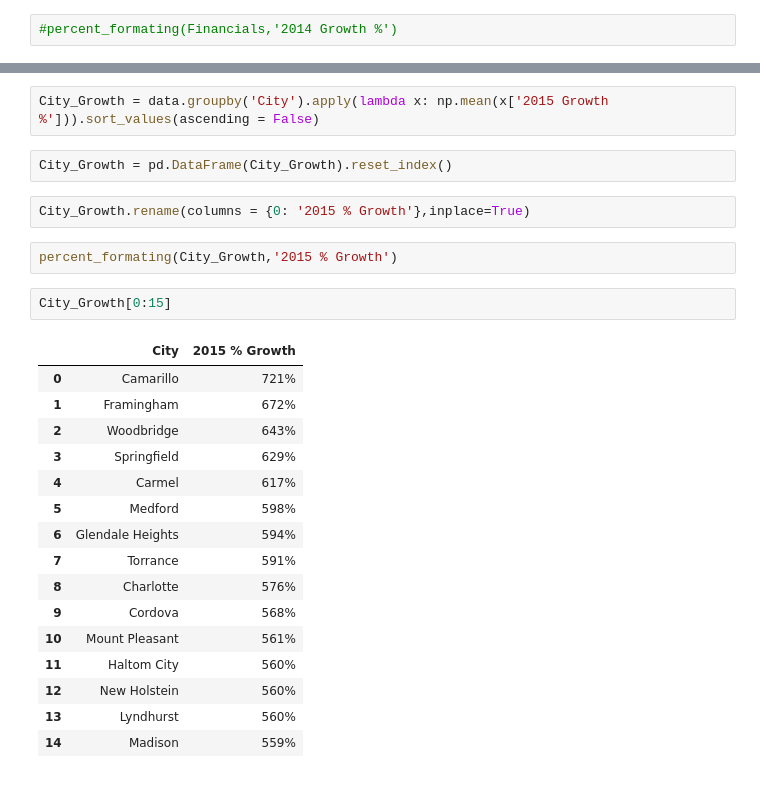
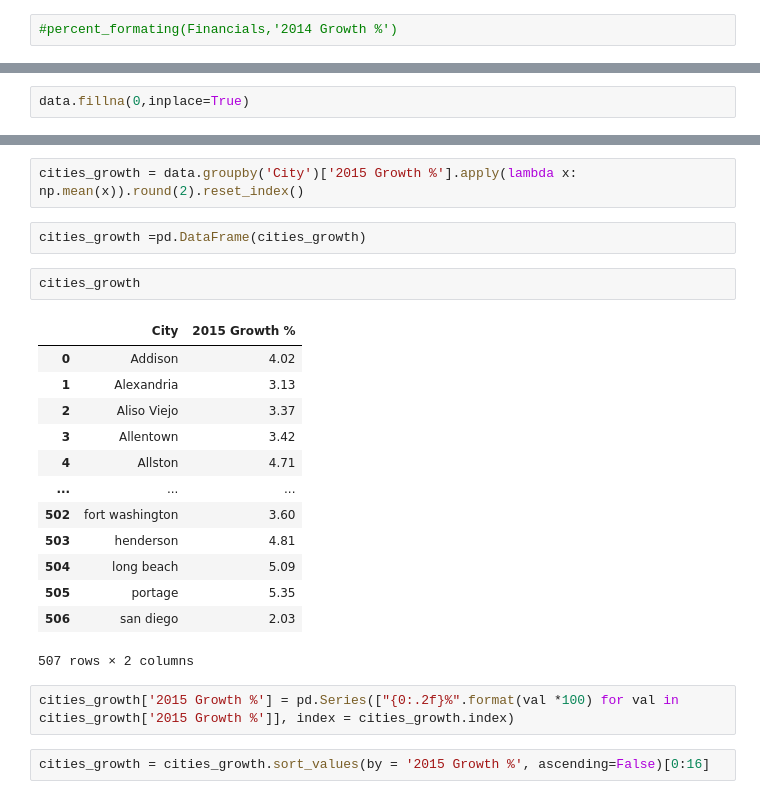
Before and after one commit to MrDataAnalyst/Sales-analysis, a Jupyter notebook: Startups.ipynb, the cells around one changed output, grey strips where cells are left out. Saved outputs shown, nothing was run; the diff lists cells and outputs as text.

```diff
--- a/Startups.ipynb
+++ b/Startups.ipynb
@@ -457,0 +507,2 @@ Financials_2015
+# %%
+data.fillna(0,inplace=True)
@@ -458,27 +513,24 @@ Financials_2015
 # %%
-City_Growth = data.groupby('City').apply(lambda x: np.mean(x['2015 Growth %'])).sort_values(ascending = False)
+cities_growth = data.groupby('City')['2015 Growth %'].apply(lambda x: np.mean(x)).round(2).reset_index()
-# %%
-City_Growth = pd.DataFrame(City_Growth).reset_index()
-# %%
-City_Growth.rename(columns = {0: '2015 % Growth'},inplace=True)
-# %%
-percent_formating(City_Growth,'2015 % Growth')
-# %%
-City_Growth[0:15]
-# %% [output]
-|  | City | 2015 % Growth |
-| 0 | Camarillo | 721% |
-| 1 | Framingham | 672% |
-| 2 | Woodbridge | 643% |
-| 3 | Springfield | 629% |
-| 4 | Carmel | 617% |
-| 5 | Medford | 598% |
-| 6 | Glendale Heights | 594% |
-| 7 | Torrance | 591% |
-| 8 | Charlotte | 576% |
-| 9 | Cordova | 568% |
-| 10 | Mount Pleasant | 561% |
-| 11 | Haltom City | 560% |
-| 12 | New Holstein | 560% |
-| 13 | Lyndhurst | 560% |
-| 14 | Madison | 559% |
+# %%
+cities_growth =pd.DataFrame(cities_growth)
+# %%
+cities_growth
+# %% [output]
+|  | City | 2015 Growth % |
+| 0 | Addison | 4.02 |
+| 1 | Alexandria | 3.13 |
+| 2 | Aliso Viejo | 3.37 |
+| 3 | Allentown | 3.42 |
+| 4 | Allston | 4.71 |
+| ... | ... | ... |
+| 502 | fort washington | 3.60 |
+| 503 | henderson | 4.81 |
+| 504 | long beach | 5.09 |
+| 505 | portage | 5.35 |
+| 506 | san diego | 2.03 |
+507 rows × 2 columns
+# %%
+cities_growth['2015 Growth %'] = pd.Series(["{0:.2f}%".format(val *100) for val in cities_growth['2015 Growth %']], index = cities_growth.index)
+# %%
+cities_growth = cities_growth.sort_values(by = '2015 Growth %', ascending=False)[0:16]
```
Also changed, not shown: parts of 13 cells of this notebook.
